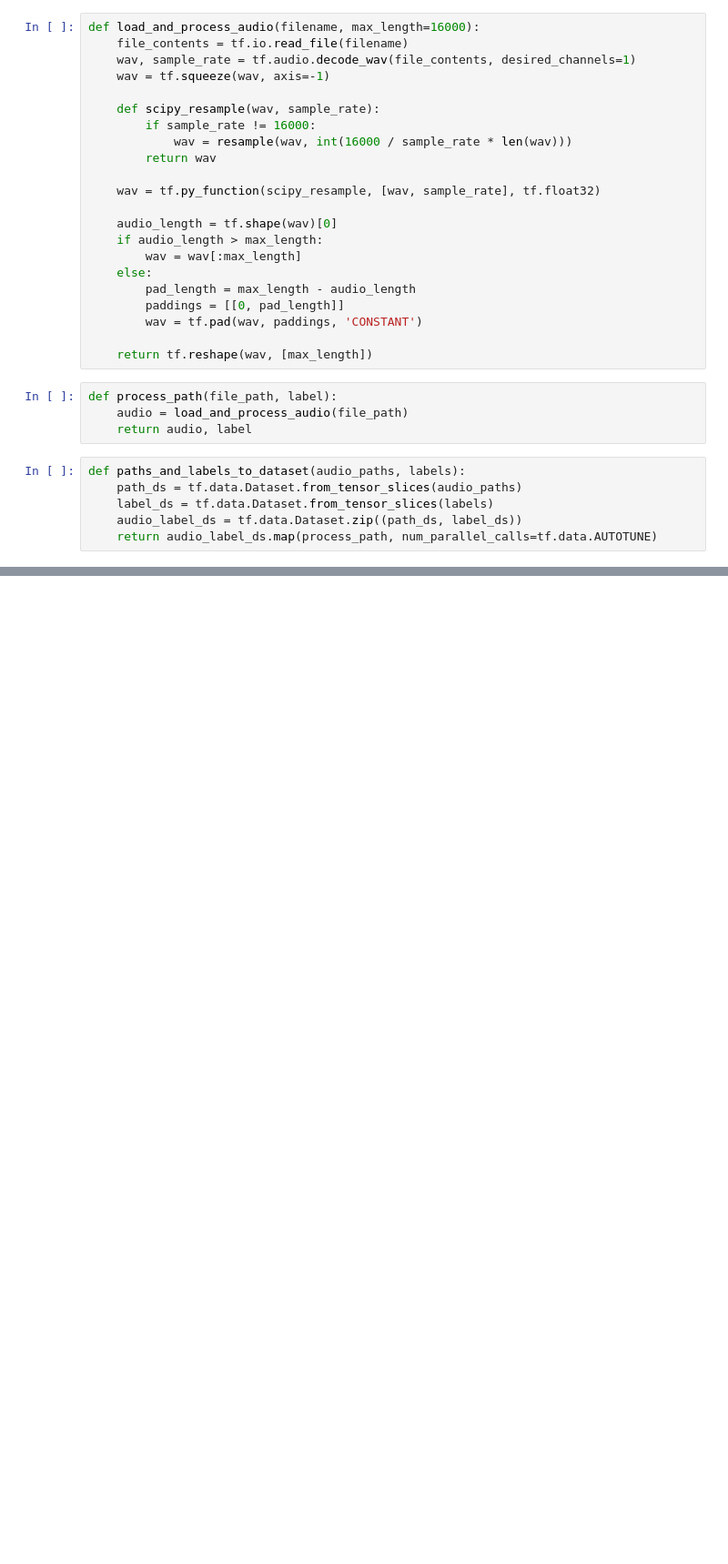
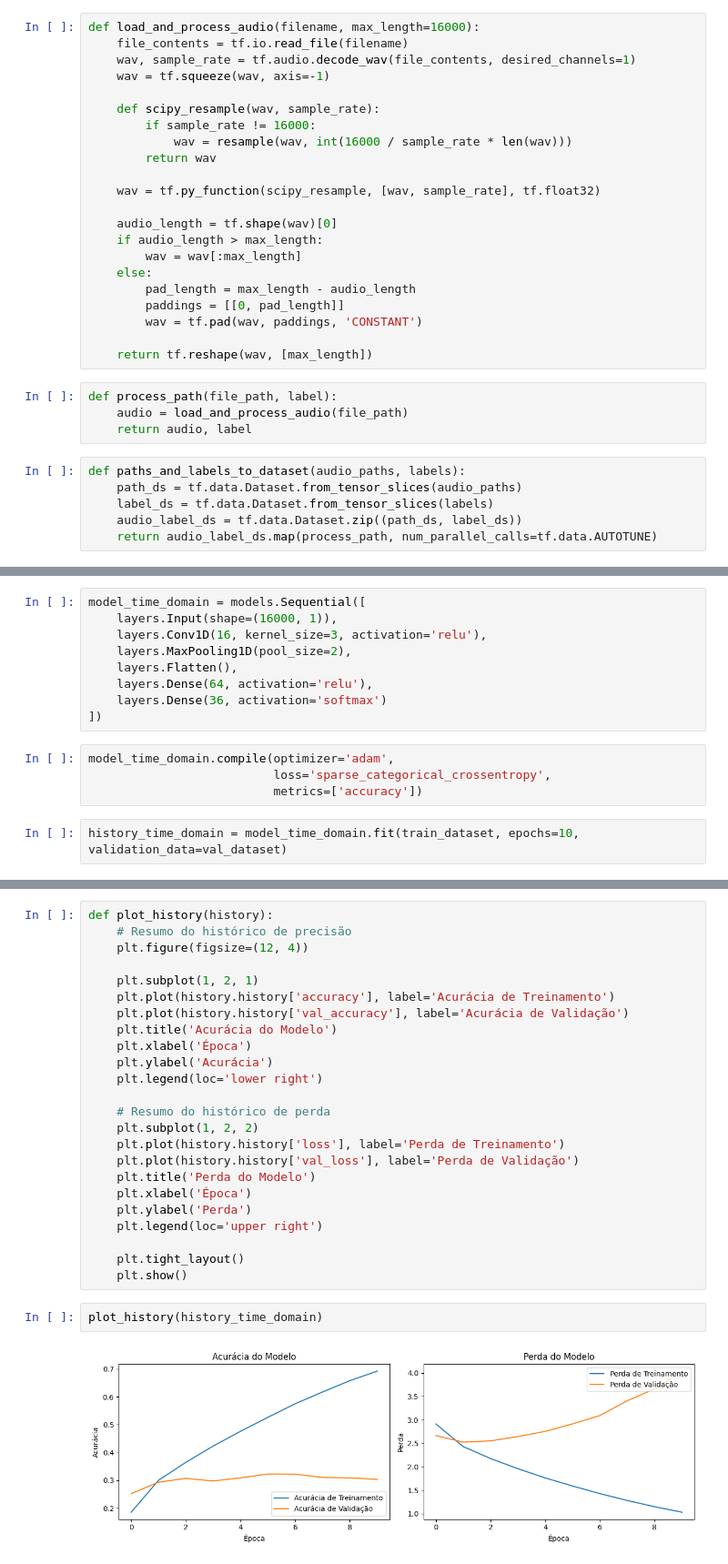
Before and after one commit to ledsouza/deep-learning-audio-recognition, a Jupyter notebook: audio_recognition.ipynb, the cells around one changed output, grey strips where cells are left out. Shown: that part at 91% size. Saved outputs shown, nothing was run; the diff lists cells and outputs as text; blank space fills up the shorter version.

```diff
--- a/audio_recognition.ipynb
+++ b/audio_recognition.ipynb
@@ -103,0 +130,15 @@ def paths_and_labels_to_dataset(audio_paths, labels):
+# %%
+model_time_domain = models.Sequential([
+    layers.Input(shape=(16000, 1)),
+    layers.Conv1D(16, kernel_size=3, activation='relu'),
+    layers.MaxPooling1D(pool_size=2),
+    layers.Flatten(),
+    layers.Dense(64, activation='relu'),
+    layers.Dense(36, activation='softmax')
+])
+# %%
+model_time_domain.compile(optimizer='adam',
+                          loss='sparse_categorical_crossentropy',
+                          metrics=['accuracy'])
+# %%
+history_time_domain = model_time_domain.fit(train_dataset, epochs=10, validation_data=val_dataset)
@@ -103,0 +173,28 @@ def paths_and_labels_to_dataset(audio_paths, labels):
+# %%
+def plot_history(history):
+    # Resumo do histórico de precisão
+    plt.figure(figsize=(12, 4))
+
+    plt.subplot(1, 2, 1)
+    plt.plot(history.history['accuracy'], label='Acurácia de Treinamento')
+    plt.plot(history.history['val_accuracy'], label='Acurácia de Validação')
+    plt.title('Acurácia do Modelo')
+    plt.xlabel('Época')
+    plt.ylabel('Acurácia')
+    plt.legend(loc='lower right')
+
+    # Resumo do histórico de perda
+    plt.subplot(1, 2, 2)
+    plt.plot(history.history['loss'], label='Perda de Treinamento')
+    plt.plot(history.history['val_loss'], label='Perda de Validação')
+    plt.title('Perda do Modelo')
+    plt.xlabel('Época')
+    plt.ylabel('Perda')
+    plt.legend(loc='upper right')
+
+    plt.tight_layout()
+    plt.show()
+# %%
+plot_history(history_time_domain)
+# %% [output]
+[figure, added]
```
Also changed, not shown: parts of 39 cells of this notebook, 2 other files.
